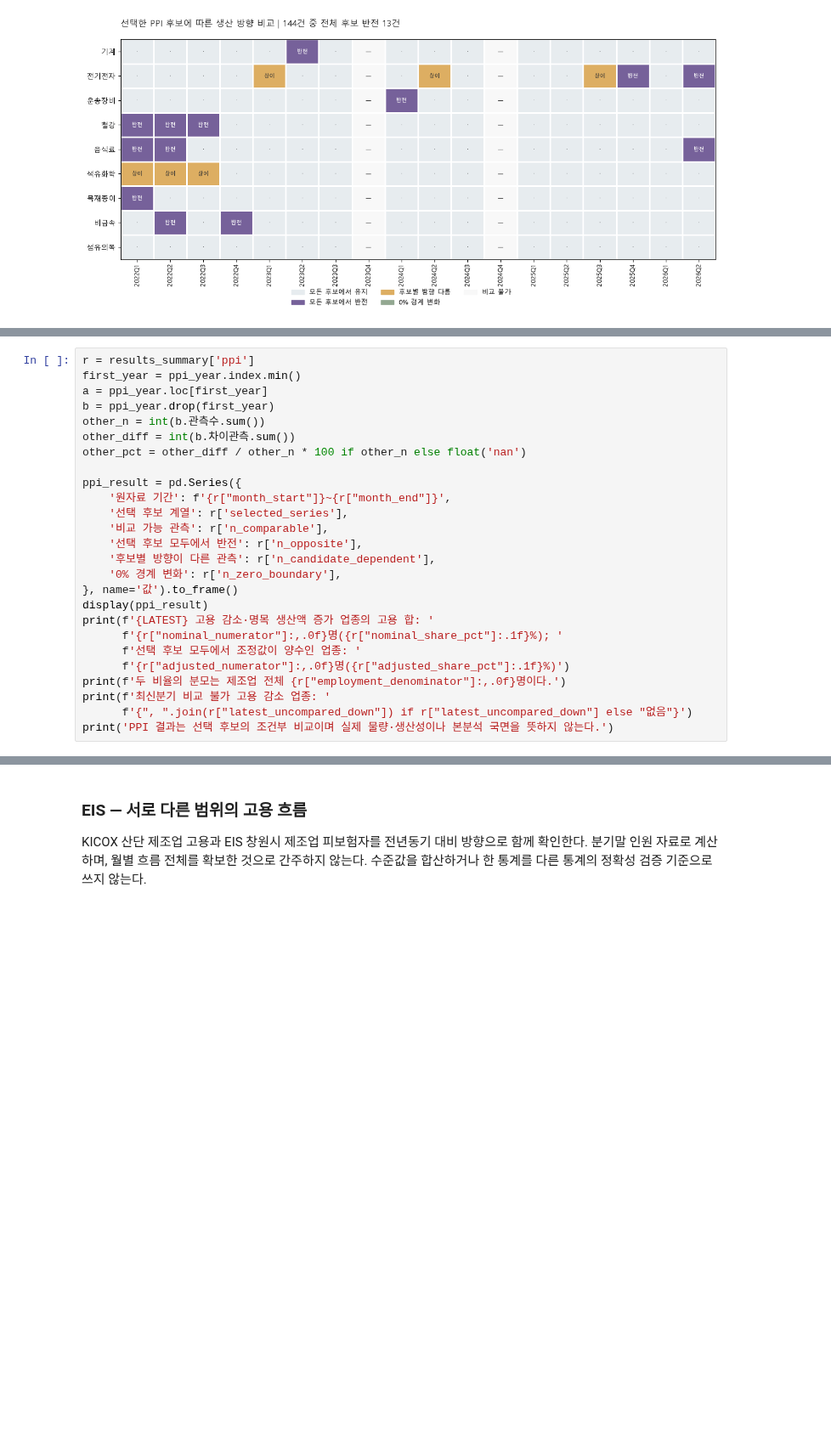
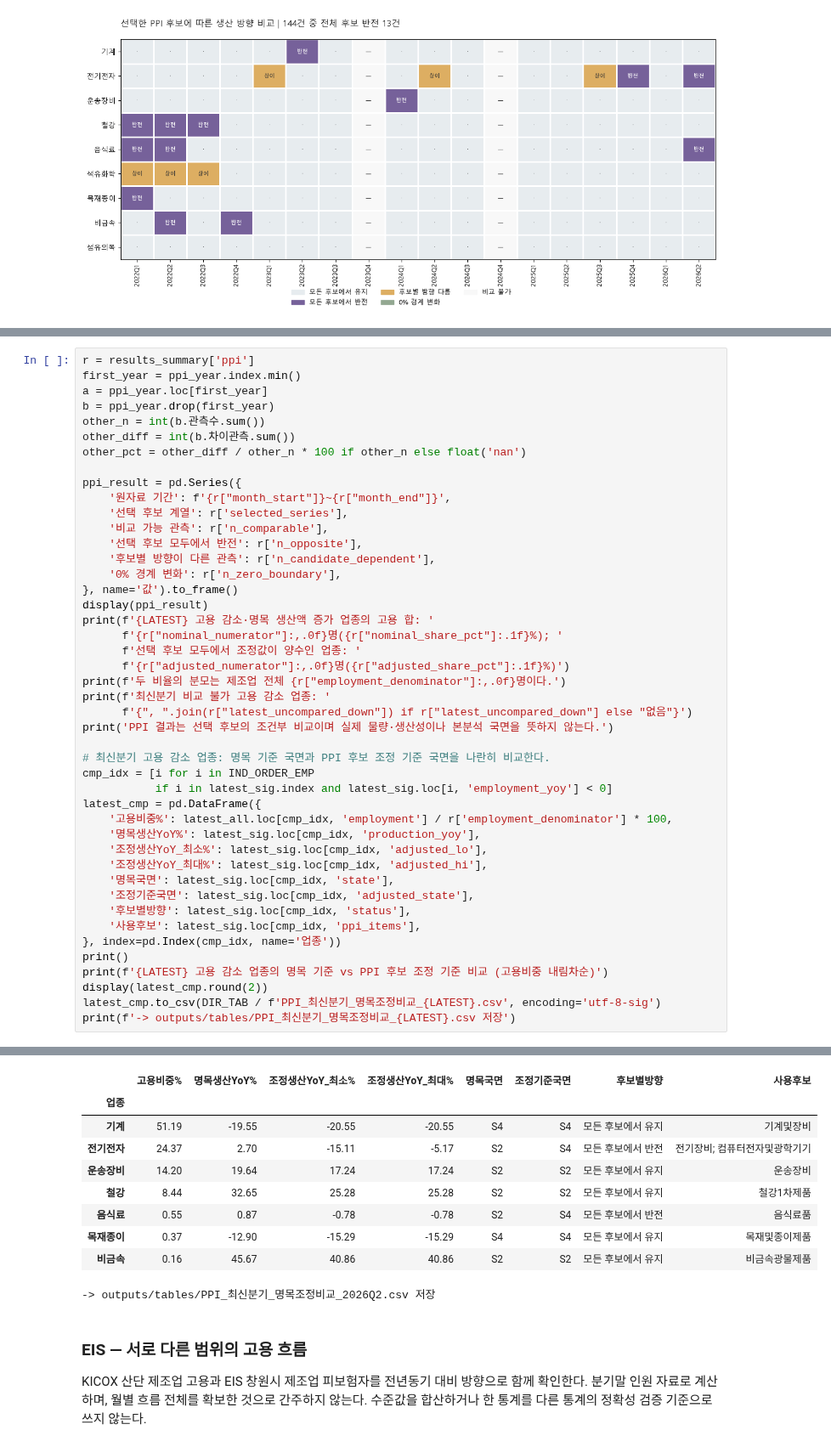
Before and after one commit to lcsvvo/Changwon-Industry-Employment-Monitor, a Jupyter notebook: notebooks/02_eda.ipynb, the cells around one changed output, grey strips where cells are left out. Shown at 85% size. Drawn from its saved outputs; the diff is of its cells as text; blank space fills up the shorter version.

```diff
--- a/notebooks/02_eda.ipynb
+++ b/notebooks/02_eda.ipynb
@@ -1860,6 +1983,25 @@ print(f'두 비율의 분모는 제조업 전체 {r["employment_denominator"]:,.
 print(f'최신분기 비교 불가 고용 감소 업종: '
       f'{", ".join(r["latest_uncompared_down"]) if r["latest_uncompared_down"] else "없음"}')
 print('PPI 결과는 선택 후보의 조건부 비교이며 실제 물량·생산성이나 본분석 국면을 뜻하지 않는다.')
+
+# 최신분기 고용 감소 업종: 명목 기준 국면과 PPI 후보 조정 기준 국면을 나란히 비교한다.
+cmp_idx = [i for i in IND_ORDER_EMP
+           if i in latest_sig.index and latest_sig.loc[i, 'employment_yoy'] < 0]
+latest_cmp = pd.DataFrame({
+    '고용비중%': latest_all.loc[cmp_idx, 'employment'] / r['employment_denominator'] * 100,
+    '명목생산YoY%': latest_sig.loc[cmp_idx, 'production_yoy'],
+    '조정생산YoY_최소%': latest_sig.loc[cmp_idx, 'adjusted_lo'],
+    '조정생산YoY_최대%': latest_sig.loc[cmp_idx, 'adjusted_hi'],
+    '명목국면': latest_sig.loc[cmp_idx, 'state'],
+    '조정기준국면': latest_sig.loc[cmp_idx, 'adjusted_state'],
+    '후보별방향': latest_sig.loc[cmp_idx, 'status'],
+    '사용후보': latest_sig.loc[cmp_idx, 'ppi_items'],
+}, index=pd.Index(cmp_idx, name='업종'))
+print()
+print(f'{LATEST} 고용 감소 업종의 명목 기준 vs PPI 후보 조정 기준 비교 (고용비중 내림차순)')
+display(latest_cmp.round(2))
+latest_cmp.to_csv(DIR_TAB / f'PPI_최신분기_명목조정비교_{LATEST}.csv', encoding='utf-8-sig')
+print(f'-> outputs/tables/PPI_최신분기_명목조정비교_{LATEST}.csv 저장')
 # %% [output]
 |  | 값 |
 | 원자료 기간 | 2021-01~2026-06 |
@@ -1875,3 +2019,13 @@ PPI 결과는 선택 후보의 조건부 비교이며 실제 물량·생산성
+|  | 고용비중% | 명목생산YoY% | 조정생산YoY_최소% | 조정생산YoY_최대% | 명목국면 | 조정기준국면 | 후보별방향 | 사용후보 |
+| 업종 |  |  |  |  |  |  |  |  |
+| 기계 | 51.19 | -19.55 | -20.55 | -20.55 | S4 | S4 | 모든 후보에서 유지 | 기계및장비 |
+| 전기전자 | 24.37 | 2.70 | -15.11 | -5.17 | S2 | S4 | 모든 후보에서 반전 | 전기장비; 컴퓨터전자및광학기기 |
+| 운송장비 | 14.20 | 19.64 | 17.24 | 17.24 | S2 | S2 | 모든 후보에서 유지 | 운송장비 |
+| 철강 | 8.44 | 32.65 | 25.28 | 25.28 | S2 | S2 | 모든 후보에서 유지 | 철강1차제품 |
+| 음식료 | 0.55 | 0.87 | -0.78 | -0.78 | S2 | S4 | 모든 후보에서 반전 | 음식료품 |
+| 목재종이 | 0.37 | -12.90 | -15.29 | -15.29 | S4 | S4 | 모든 후보에서 유지 | 목재및종이제품 |
+| 비금속 | 0.16 | 45.67 | 40.86 | 40.86 | S2 | S2 | 모든 후보에서 유지 | 비금속광물제품 |
+-> outputs/tables/PPI_최신분기_명목조정비교_2026Q2.csv 저장
 # %% [markdown]
 ### EIS — 서로 다른 범위의 고용 흐름
 
```
Also changed, not shown: parts of 12 cells of this notebook, 9 other files.
